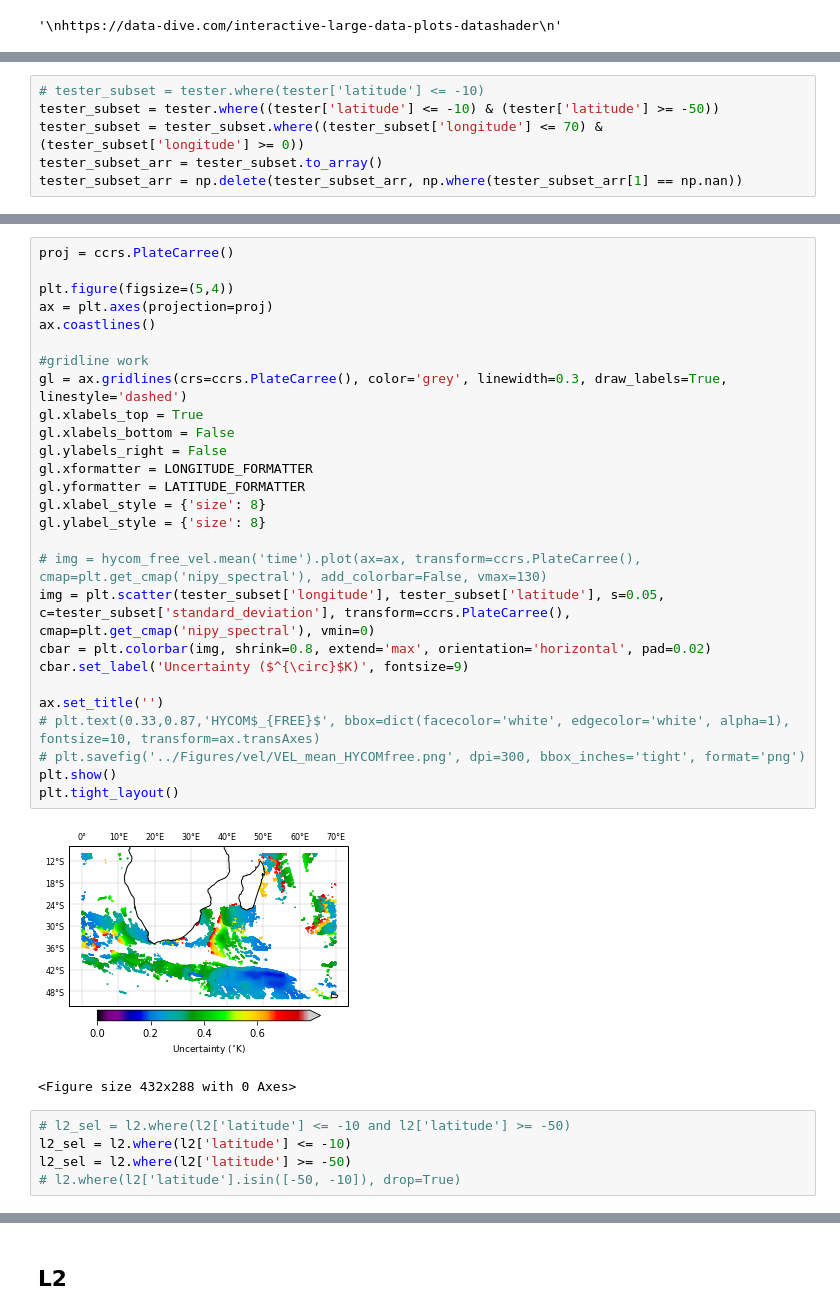
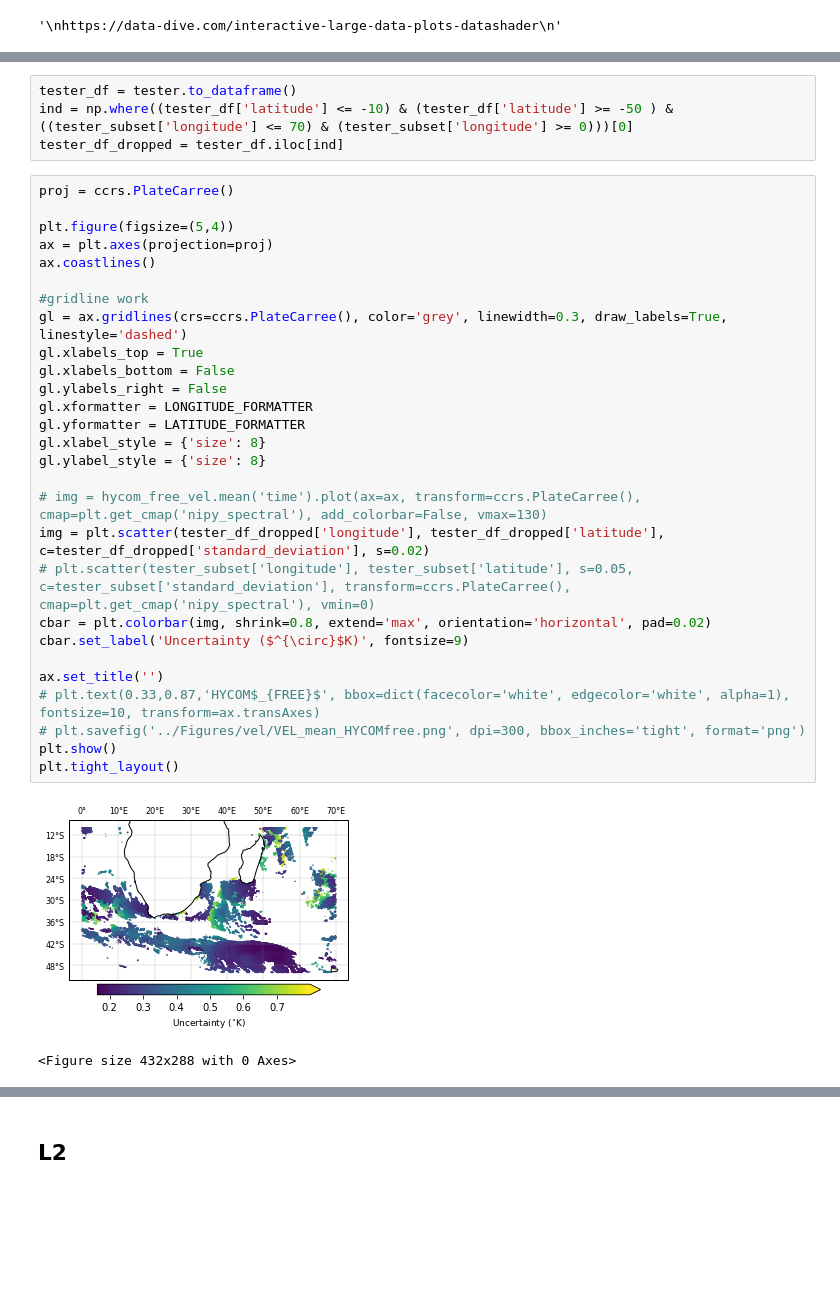
Before and after one commit to HarryLuyt/paper1_scripts, a Jupyter notebook: Scripts/CCI_L4vsTSST.ipynb, the cells around one changed output, grey strips where cells are left out. Cells and saved outputs as stored; diff of their text form; blank space fills up the shorter version.

Commit message:
Convert point obs datasets to pd dataframe for true subsetting

```diff
--- a/Scripts/CCI_L4vsTSST.ipynb
+++ b/Scripts/CCI_L4vsTSST.ipynb
@@ -66,6 +36,0 @@ Attributes:
-# %%
-# tester_subset = tester.where(tester['latitude'] <= -10)
-tester_subset = tester.where((tester['latitude'] <= -10) & (tester['latitude'] >= -50))
-tester_subset = tester_subset.where((tester_subset['longitude'] <= 70) & (tester_subset['longitude'] >= 0))
-tester_subset_arr = tester_subset.to_array()
-tester_subset_arr = np.delete(tester_subset_arr, np.where(tester_subset_arr[1] == np.nan))
@@ -99,35 +37,35 @@ Attributes:
+# %%
+tester_df = tester.to_dataframe()
+ind = np.where((tester_df['latitude'] <= -10) & (tester_df['latitude'] >= -50 ) & ((tester_subset['longitude'] <= 70) & (tester_subset['longitude'] >= 0)))[0]
+tester_df_dropped = tester_df.iloc[ind]
 # %%
 proj = ccrs.PlateCarree()
 
 plt.figure(figsize=(5,4))
 ax = plt.axes(projection=proj)
 ax.coastlines()
 
 #gridline work
 gl = ax.gridlines(crs=ccrs.PlateCarree(), color='grey', linewidth=0.3, draw_labels=True, linestyle='dashed')
 gl.xlabels_top = True
 gl.xlabels_bottom = False
 gl.ylabels_right = False
 gl.xformatter = LONGITUDE_FORMATTER
 gl.yformatter = LATITUDE_FORMATTER
 gl.xlabel_style = {'size': 8}
 gl.ylabel_style = {'size': 8}
 
 # img = hycom_free_vel.mean('time').plot(ax=ax, transform=ccrs.PlateCarree(), cmap=plt.get_cmap('nipy_spectral'), add_colorbar=False, vmax=130)
-img = plt.scatter(tester_subset['longitude'], tester_subset['latitude'], s=0.05, c=tester_subset['standard_deviation'], transform=ccrs.PlateCarree(), cmap=plt.get_cmap('nipy_spectral'), vmin=0)
+img = plt.scatter(tester_df_dropped['longitude'], tester_df_dropped['latitude'], c=tester_df_dropped['standard_deviation'], s=0.02)
+# plt.scatter(tester_subset['longitude'], tester_subset['latitude'], s=0.05, c=tester_subset['standard_deviation'], transform=ccrs.PlateCarree(), cmap=plt.get_cmap('nipy_spectral'), vmin=0)
 cbar = plt.colorbar(img, shrink=0.8, extend='max', orientation='horizontal', pad=0.02)
 cbar.set_label('Uncertainty ($^{\circ}$K)', fontsize=9)
 
 ax.set_title('')
 # plt.text(0.33,0.87,'HYCOM$_{FREE}$', bbox=dict(facecolor='white', edgecolor='white', alpha=1), fontsize=10, transform=ax.transAxes)
 # plt.savefig('../Figures/vel/VEL_mean_HYCOMfree.png', dpi=300, bbox_inches='tight', format='png')
 plt.show()
 plt.tight_layout()
 # %% [output]
-[figure, old version]
+[figure, new version]
 <Figure size 432x288 with 0 Axes>
-# %%
-# l2_sel = l2.where(l2['latitude'] <= -10 and l2['latitude'] >= -50)
-l2_sel = l2.where(l2['latitude'] <= -10)
-l2_sel = l2.where(l2['latitude'] >= -50)
-# l2.where(l2['latitude'].isin([-50, -10]), drop=True)
```
Also changed, not shown: parts of 21 cells of this notebook.
